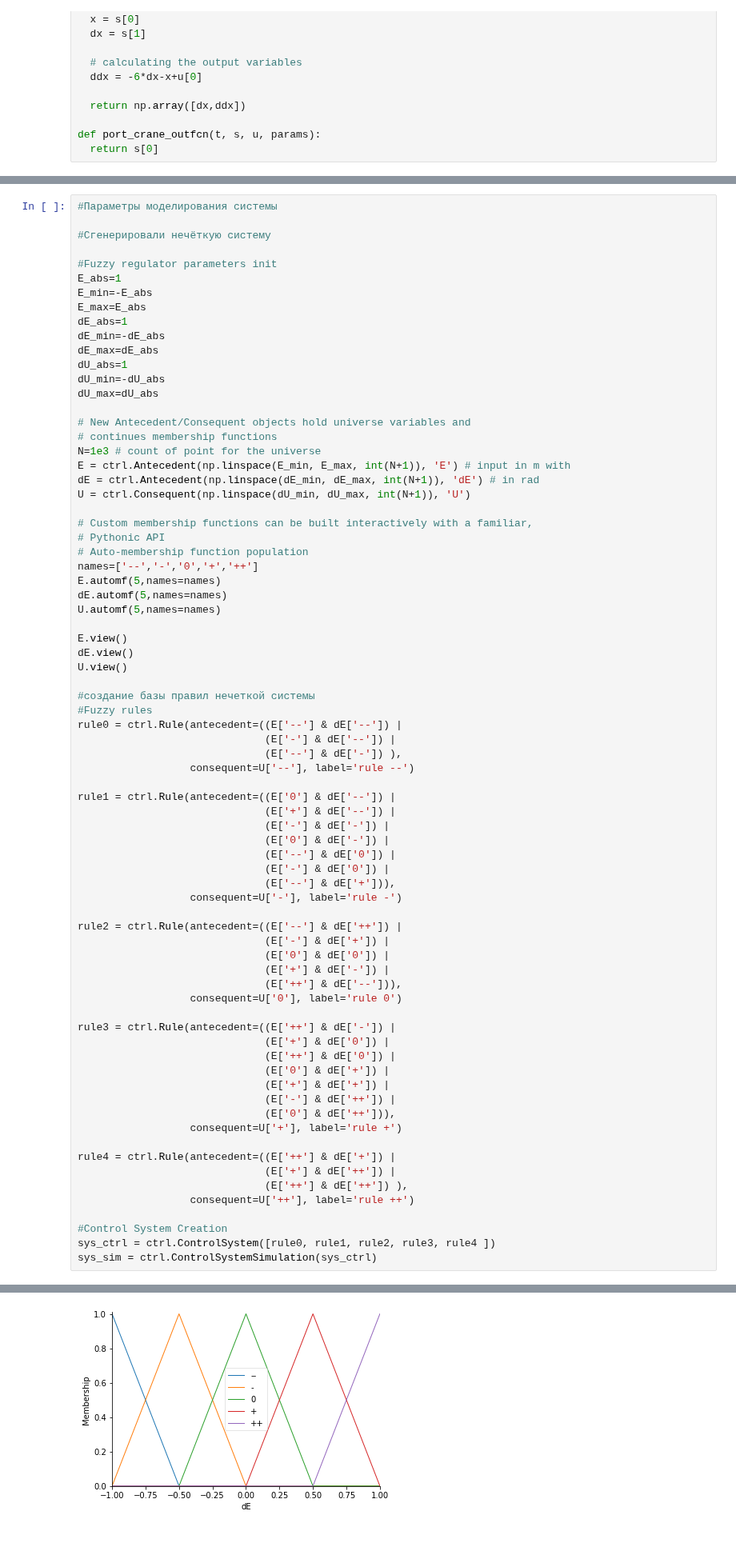
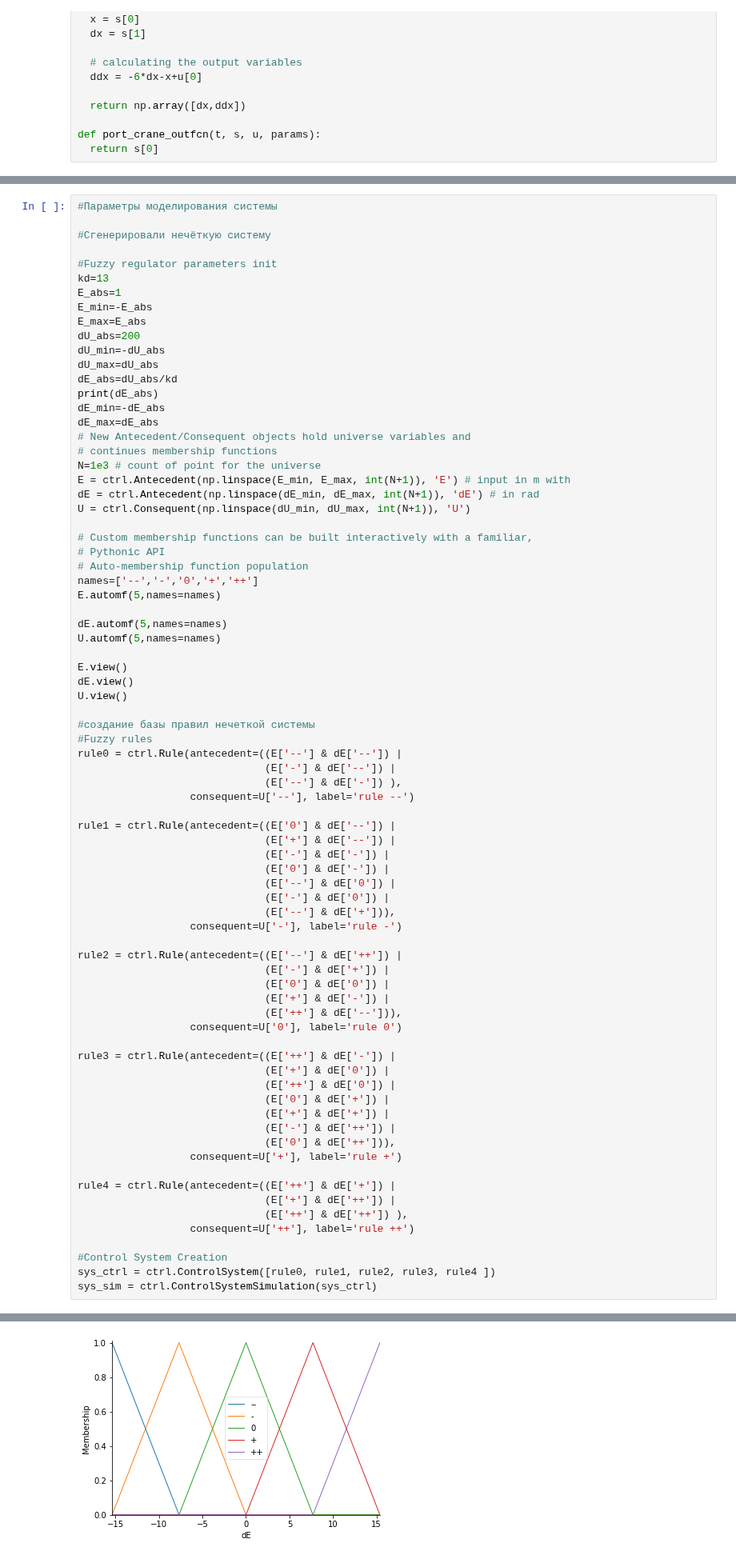
Before and after one commit to dvogureckiy99/Fuzzy, a Jupyter notebook: lab4.ipynb, the cells around one changed output, grey strips where cells are left out. Shown at 80% size. Drawn from its saved outputs; the diff is of its cells as text.

```diff
--- a/lab4.ipynb
+++ b/lab4.ipynb
@@ -104,16 +108,17 @@ def system_dynamic_plot(sys, t, y, u, t_start_input=0, y_ref=0, linetype='b-',
 #Сгенерировали нечёткую систему
 
 #Fuzzy regulator parameters init
+kd=13
 E_abs=1
 E_min=-E_abs
 E_max=E_abs
-dE_abs=1
+dU_abs=200
+dU_min=-dU_abs
+dU_max=dU_abs
+dE_abs=dU_abs/kd
+print(dE_abs)
 dE_min=-dE_abs
 dE_max=dE_abs
-dU_abs=1
-dU_min=-dU_abs
-dU_max=dU_abs
-
 # New Antecedent/Consequent objects hold universe variables and
 # continues membership functions
 N=1e3 # count of point for the universe
@@ -126,6 +131,7 @@ U = ctrl.Consequent(np.linspace(dU_min, dU_max, int(N+1)), 'U')
 # Auto-membership function population
 names=['--','-','0','+','++']
 E.automf(5,names=names)
+
 dE.automf(5,names=names)
 U.automf(5,names=names)
 
@@ -177,2 +184,2 @@ sys_sim = ctrl.ControlSystemSimulation(sys_ctrl)
 [figure]
-[figure, old version]
+[figure, new version]
```
Also changed, not shown: parts of 7 cells of this notebook.
